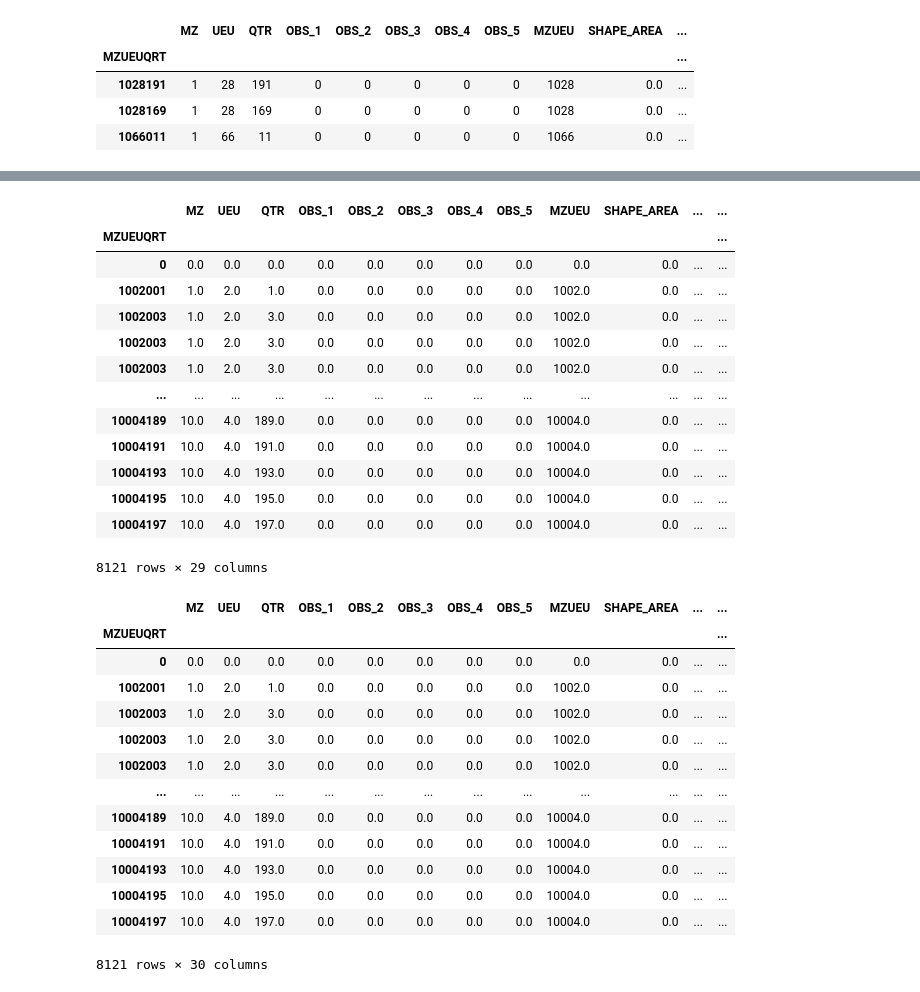
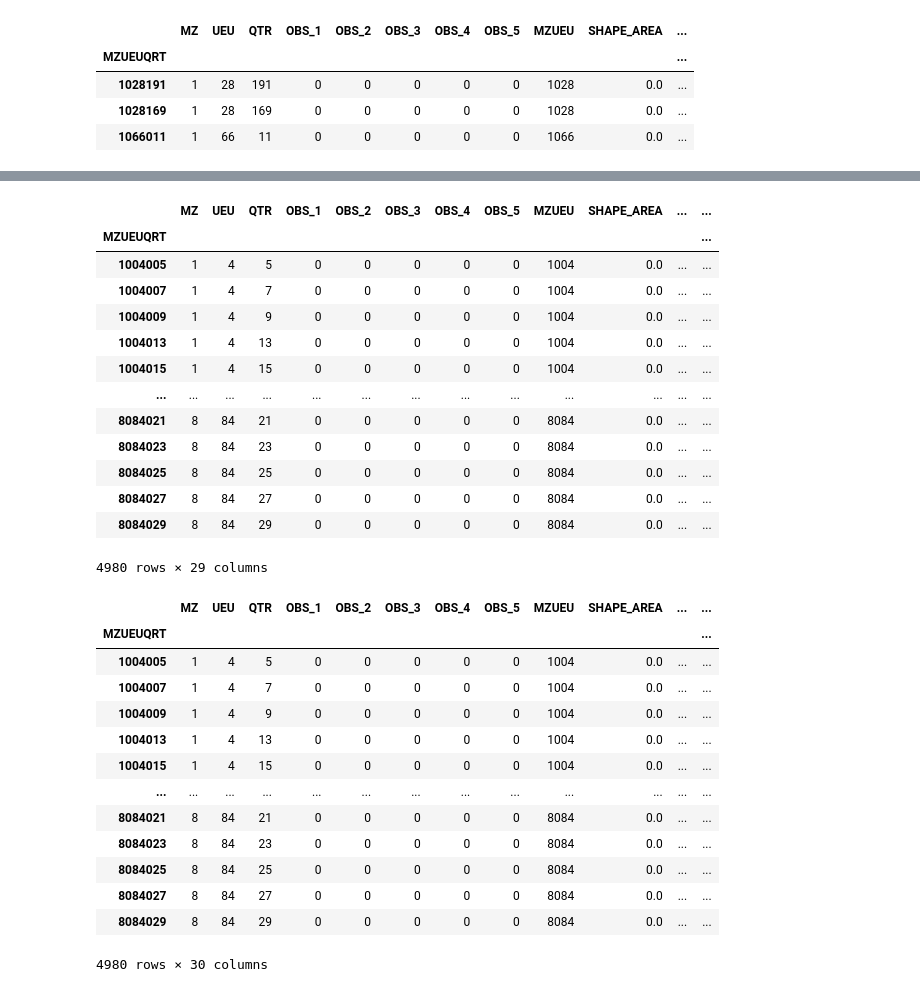
Before and after one commit to marcelo-fm/solo-criado-bd, a Jupyter notebook: testing_ground.ipynb, the cells around one changed output, grey strips where cells are left out. Drawn from its saved outputs; the diff is of its cells as text; code cells hidden in the pictures.

```diff
--- a/testing_ground.ipynb
+++ b/testing_ground.ipynb
@@ -120,25 +130,25 @@ qrt.head(3)
 # %%
 col_uso = list(uso_estq.columns)
 col_max = list(estq_max_num.columns)
 #solo_criado = pd.merge(left=qrt, right=estq_max_num[col_max[3:]], left_index=True, right_index=True)
-solo_criado = pd.merge(left=qrt, right=uso_estq[col_uso[3:]], left_index=True, right_index=True, how='outer')
-#solo_criado = pd.merge(left=qrt, right=areas_especiais[col_max[3:]], left_index=True, right_index=True)
+solo_criado = pd.merge(left=qrt, right=uso_estq[col_uso[3:]], left_index=True, right_index=True)
+#solo_criado = pd.merge(left=solo_criado, right=areas_especiais[col_ae[3:]], left_index=True, right_index=True)
 solo_criado
 # %% [output]
 |  | MZ | UEU | QTR | OBS_1 | OBS_2 | OBS_3 | OBS_4 | OBS_5 | MZUEU | SHAPE_AREA | ... | ... |
 | MZUEUQRT |  |  |  |  |  |  |  |  |  |  |  | ... |
-| 0 | 0.0 | 0.0 | 0.0 | 0.0 | 0.0 | 0.0 | 0.0 | 0.0 | 0.0 | 0.0 | ... | ... |
-| 1002001 | 1.0 | 2.0 | 1.0 | 0.0 | 0.0 | 0.0 | 0.0 | 0.0 | 1002.0 | 0.0 | ... | ... |
-| 1002003 | 1.0 | 2.0 | 3.0 | 0.0 | 0.0 | 0.0 | 0.0 | 0.0 | 1002.0 | 0.0 | ... | ... |
-| 1002003 | 1.0 | 2.0 | 3.0 | 0.0 | 0.0 | 0.0 | 0.0 | 0.0 | 1002.0 | 0.0 | ... | ... |
-| 1002003 | 1.0 | 2.0 | 3.0 | 0.0 | 0.0 | 0.0 | 0.0 | 0.0 | 1002.0 | 0.0 | ... | ... |
+| 1004005 | 1 | 4 | 5 | 0 | 0 | 0 | 0 | 0 | 1004 | 0.0 | ... | ... |
+| 1004007 | 1 | 4 | 7 | 0 | 0 | 0 | 0 | 0 | 1004 | 0.0 | ... | ... |
+| 1004009 | 1 | 4 | 9 | 0 | 0 | 0 | 0 | 0 | 1004 | 0.0 | ... | ... |
+| 1004013 | 1 | 4 | 13 | 0 | 0 | 0 | 0 | 0 | 1004 | 0.0 | ... | ... |
+| 1004015 | 1 | 4 | 15 | 0 | 0 | 0 | 0 | 0 | 1004 | 0.0 | ... | ... |
 | ... | ... | ... | ... | ... | ... | ... | ... | ... | ... | ... | ... | ... |
-| 10004189 | 10.0 | 4.0 | 189.0 | 0.0 | 0.0 | 0.0 | 0.0 | 0.0 | 10004.0 | 0.0 | ... | ... |
-| 10004191 | 10.0 | 4.0 | 191.0 | 0.0 | 0.0 | 0.0 | 0.0 | 0.0 | 10004.0 | 0.0 | ... | ... |
-| 10004193 | 10.0 | 4.0 | 193.0 | 0.0 | 0.0 | 0.0 | 0.0 | 0.0 | 10004.0 | 0.0 | ... | ... |
-| 10004195 | 10.0 | 4.0 | 195.0 | 0.0 | 0.0 | 0.0 | 0.0 | 0.0 | 10004.0 | 0.0 | ... | ... |
-| 10004197 | 10.0 | 4.0 | 197.0 | 0.0 | 0.0 | 0.0 | 0.0 | 0.0 | 10004.0 | 0.0 | ... | ... |
+| 8084021 | 8 | 84 | 21 | 0 | 0 | 0 | 0 | 0 | 8084 | 0.0 | ... | ... |
+| 8084023 | 8 | 84 | 23 | 0 | 0 | 0 | 0 | 0 | 8084 | 0.0 | ... | ... |
+| 8084025 | 8 | 84 | 25 | 0 | 0 | 0 | 0 | 0 | 8084 | 0.0 | ... | ... |
+| 8084027 | 8 | 84 | 27 | 0 | 0 | 0 | 0 | 0 | 8084 | 0.0 | ... | ... |
+| 8084029 | 8 | 84 | 29 | 0 | 0 | 0 | 0 | 0 | 8084 | 0.0 | ... | ... |
-8121 rows × 29 columns
+4980 rows × 29 columns
 # %%
 #uso_estq.to_csv(path_or_buf="./dados/uso_estq.csv", sep=";")
 # %%
@@ -147,15 +157,15 @@ solo_criado
 # %% [output]
 |  | MZ | UEU | QTR | OBS_1 | OBS_2 | OBS_3 | OBS_4 | OBS_5 | MZUEU | SHAPE_AREA | ... | ... |
 | MZUEUQRT |  |  |  |  |  |  |  |  |  |  |  | ... |
-| 0 | 0.0 | 0.0 | 0.0 | 0.0 | 0.0 | 0.0 | 0.0 | 0.0 | 0.0 | 0.0 | ... | ... |
-| 1002001 | 1.0 | 2.0 | 1.0 | 0.0 | 0.0 | 0.0 | 0.0 | 0.0 | 1002.0 | 0.0 | ... | ... |
-| 1002003 | 1.0 | 2.0 | 3.0 | 0.0 | 0.0 | 0.0 | 0.0 | 0.0 | 1002.0 | 0.0 | ... | ... |
-| 1002003 | 1.0 | 2.0 | 3.0 | 0.0 | 0.0 | 0.0 | 0.0 | 0.0 | 1002.0 | 0.0 | ... | ... |
-| 1002003 | 1.0 | 2.0 | 3.0 | 0.0 | 0.0 | 0.0 | 0.0 | 0.0 | 1002.0 | 0.0 | ... | ... |
+| 1004005 | 1 | 4 | 5 | 0 | 0 | 0 | 0 | 0 | 1004 | 0.0 | ... | ... |
+| 1004007 | 1 | 4 | 7 | 0 | 0 | 0 | 0 | 0 | 1004 | 0.0 | ... | ... |
+| 1004009 | 1 | 4 | 9 | 0 | 0 | 0 | 0 | 0 | 1004 | 0.0 | ... | ... |
+| 1004013 | 1 | 4 | 13 | 0 | 0 | 0 | 0 | 0 | 1004 | 0.0 | ... | ... |
+| 1004015 | 1 | 4 | 15 | 0 | 0 | 0 | 0 | 0 | 1004 | 0.0 | ... | ... |
 | ... | ... | ... | ... | ... | ... | ... | ... | ... | ... | ... | ... | ... |
-| 10004189 | 10.0 | 4.0 | 189.0 | 0.0 | 0.0 | 0.0 | 0.0 | 0.0 | 10004.0 | 0.0 | ... | ... |
-| 10004191 | 10.0 | 4.0 | 191.0 | 0.0 | 0.0 | 0.0 | 0.0 | 0.0 | 10004.0 | 0.0 | ... | ... |
-| 10004193 | 10.0 | 4.0 | 193.0 | 0.0 | 0.0 | 0.0 | 0.0 | 0.0 | 10004.0 | 0.0 | ... | ... |
-| 10004195 | 10.0 | 4.0 | 195.0 | 0.0 | 0.0 | 0.0 | 0.0 | 0.0 | 10004.0 | 0.0 | ... | ... |
-| 10004197 | 10.0 | 4.0 | 197.0 | 0.0 | 0.0 | 0.0 | 0.0 | 0.0 | 10004.0 | 0.0 | ... | ... |
+| 8084021 | 8 | 84 | 21 | 0 | 0 | 0 | 0 | 0 | 8084 | 0.0 | ... | ... |
+| 8084023 | 8 | 84 | 23 | 0 | 0 | 0 | 0 | 0 | 8084 | 0.0 | ... | ... |
+| 8084025 | 8 | 84 | 25 | 0 | 0 | 0 | 0 | 0 | 8084 | 0.0 | ... | ... |
+| 8084027 | 8 | 84 | 27 | 0 | 0 | 0 | 0 | 0 | 8084 | 0.0 | ... | ... |
+| 8084029 | 8 | 84 | 29 | 0 | 0 | 0 | 0 | 0 | 8084 | 0.0 | ... | ... |
-8121 rows × 30 columns
+4980 rows × 30 columns
```
Also changed, not shown: parts of 8 cells of this notebook, 7 other files.
